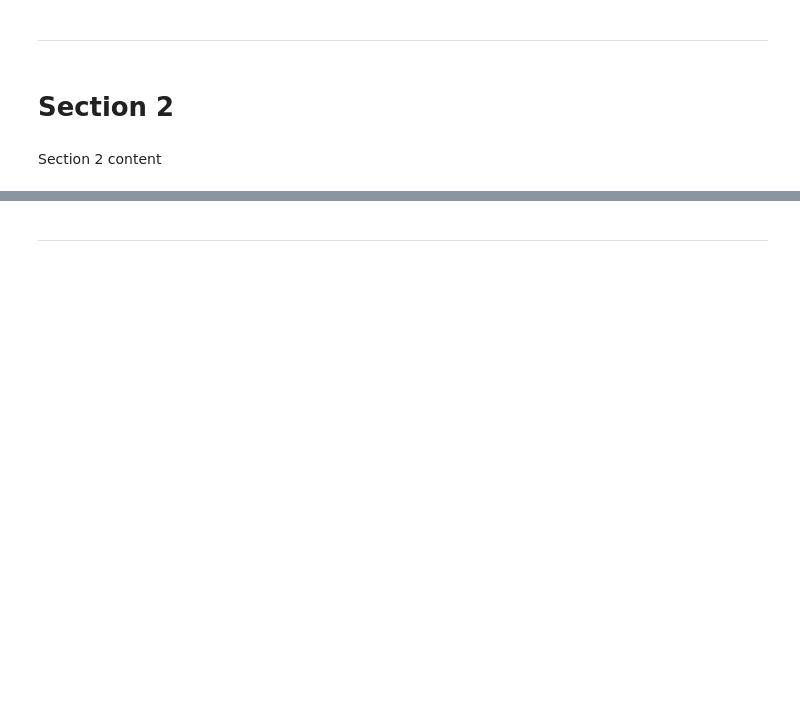
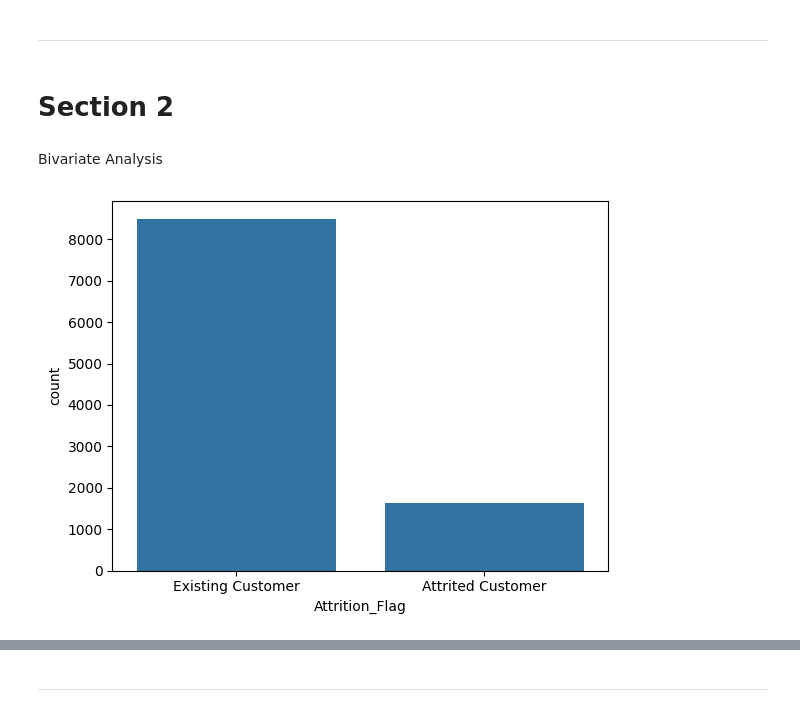
Before and after one commit to Lailah-Idrees/Credit-Card-Churning-Customers-Analysis-, a Jupyter notebook: jupyter_notebooks/Data_Visualisation.ipynb, the cells around one changed output, grey strips where cells are left out. Cells and saved outputs as stored; diff of their text form; code cells hidden in the pictures; blank space fills up the shorter version.

Commit message:
Data Analysed

```diff
--- a/jupyter_notebooks/Data_Visualisation.ipynb
+++ b/jupyter_notebooks/Data_Visualisation.ipynb
@@ -97,5 +122,10 @@ array(['High School', 'Graduate', 'Uneducated', 'Unknown', 'College',
 ---
 # %% [markdown]
 # Section 2
-# %% [markdown]
-Section 2 content
+# %% [markdown]
+Bivariate Analysis
+# %%
+sns.countplot(data=df_transformed, x="Attrition_Flag")
+plt.show()
+# %% [output]
+[figure, added]
```
Also changed, not shown: parts of 16 cells of this notebook.
